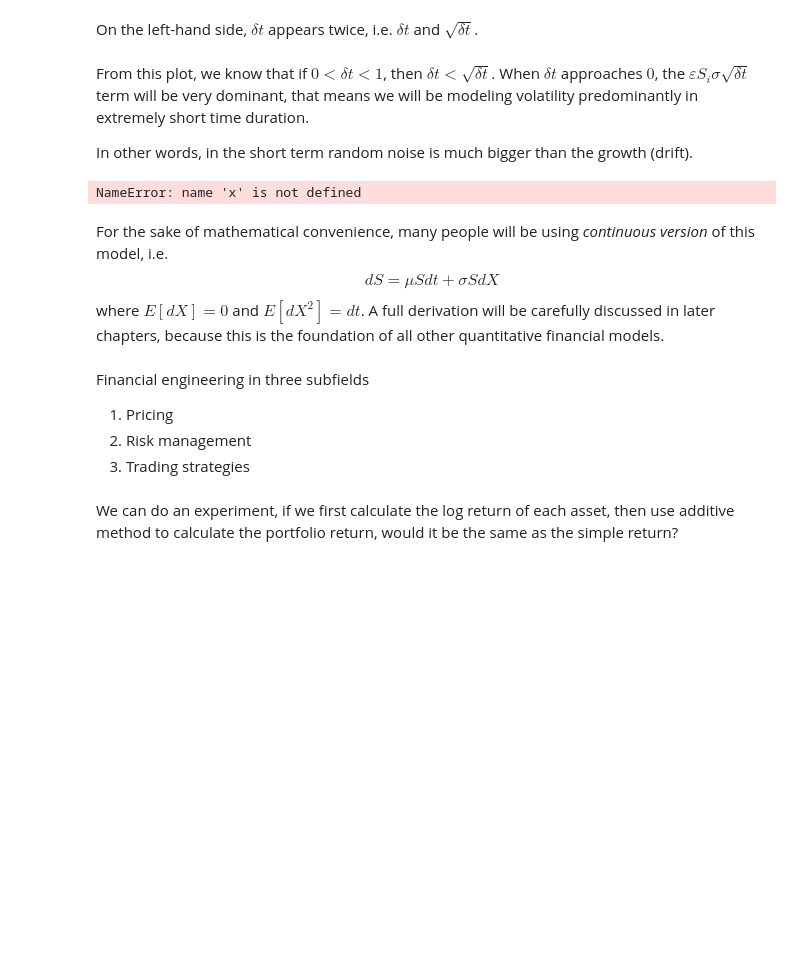
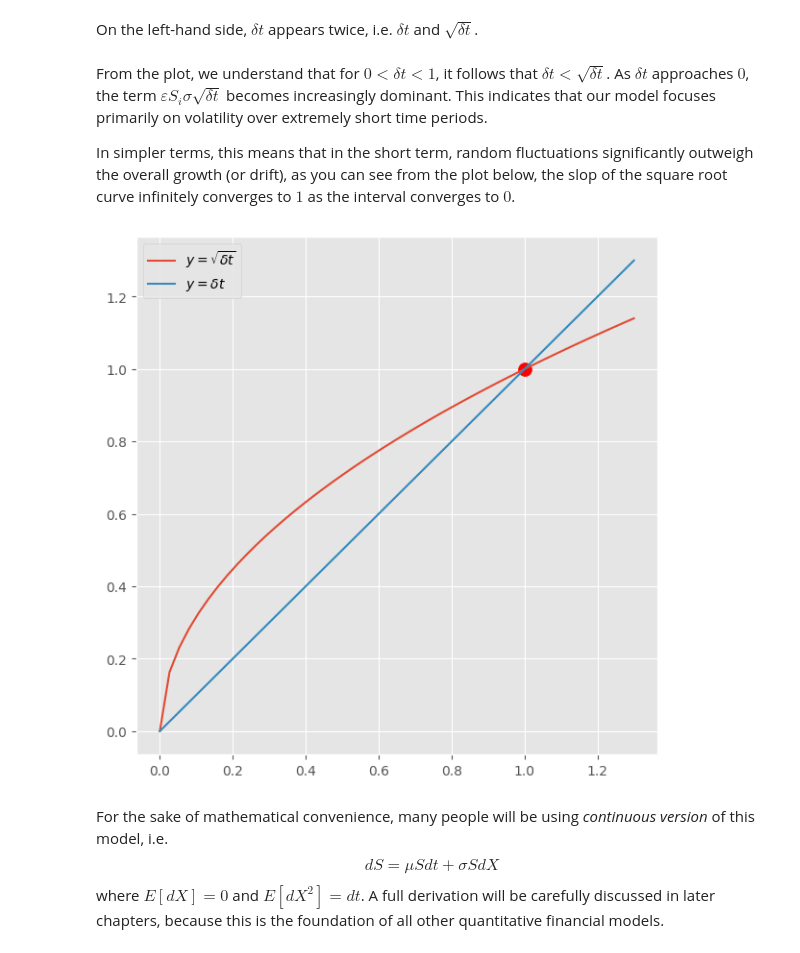
Before and after one commit to weijie-chen/Time-Series-and-Financial-Engineering-With-Python, a Jupyter notebook: notebooks/financial_engineering_notebook/FinEng Chapter 0 - Wiener Process RW Modeling.ipynb, the cells around one changed output. Drawn from its saved outputs; the diff is of its cells as text; code cells hidden in the pictures; blank space fills up the shorter version.

```diff
--- a/notebooks/financial_engineering_notebook/FinEng Chapter 0 - Wiener Process RW Modeling.ipynb
+++ b/notebooks/financial_engineering_notebook/FinEng Chapter 0 - Wiener Process RW Modeling.ipynb
@@ -373,29 +351,23 @@ $$
 # %% [markdown]
 On the left-hand side, $\delta t$ appears twice, i.e. $\delta t$ and $\sqrt{\delta t}$.
 # %% [markdown]
-From this plot, we know that if $0<\delta t < 1$, then $\delta t<\sqrt{\delta t}$. When $\delta t$ approaches $0$, the $\varepsilon   S_i \sigma\sqrt{\delta t}$ term will be very dominant, that means we will be modeling volatility predominantly in extremely short time duration.
+From the plot, we understand that for $0<\delta t < 1$, it follows that $\delta t<\sqrt{\delta t}$. As $\delta t$ approaches $0$, the term $\varepsilon S_i \sigma\sqrt{\delta t}$ becomes increasingly dominant. This indicates that our model focuses primarily on volatility over extremely short time periods.
 
-In other words, in the short term random noise is much bigger than the growth (drift).
+In simpler terms, this means that in the short term, random fluctuations significantly outweigh the overall growth (or drift), as you can see from the plot below, the slop of the square root curve infinitely converges to $1$ as the interval converges to $0$.
 # %%
-x, y = np.linspace(0, 1.3), np.sqrt(x)
+x = np.linspace(0, 1.3)
+y = np.sqrt(x)
 fig, ax = plt.subplots(figsize=(7, 7))
+ax.plot(x, y, label=r"$y = \sqrt{\delta t}$")
+ax.plot(x, x, label=r"$y = \delta t$")
 ax.scatter(1, 1, color="red", s=100)
-ax.plot(x, y, label="$y = \sqrt{\delta t}$")
-ax.plot(x, x, label="$y = \delta t$")
 ax.legend()
 plt.show()
 # %% [output]
-NameError: name 'x' is not defined
+[figure, added]
 # %% [markdown]
 For the sake of mathematical convenience, many people will be using _continuous version_ of this model, i.e.
 $$
 d S=\mu S d t+\sigma S d X
 $$
 where $E[d X]=0$ and $E\left[d X^2\right]=d t$. A full derivation will be carefully discussed in later chapters, because this is the foundation of all other quantitative financial models.
-# %% [markdown]
-Financial engineering in three subfields
-1. Pricing
-2. Risk management
-3. Trading strategies
-# %% [markdown]
-We can do an experiment, if we first calculate the log return of each asset, then use additive method to calculate the portfolio return, would it be the same as the simple return?
```
Also changed, not shown: parts of 38 cells of this notebook, 1 other file.
